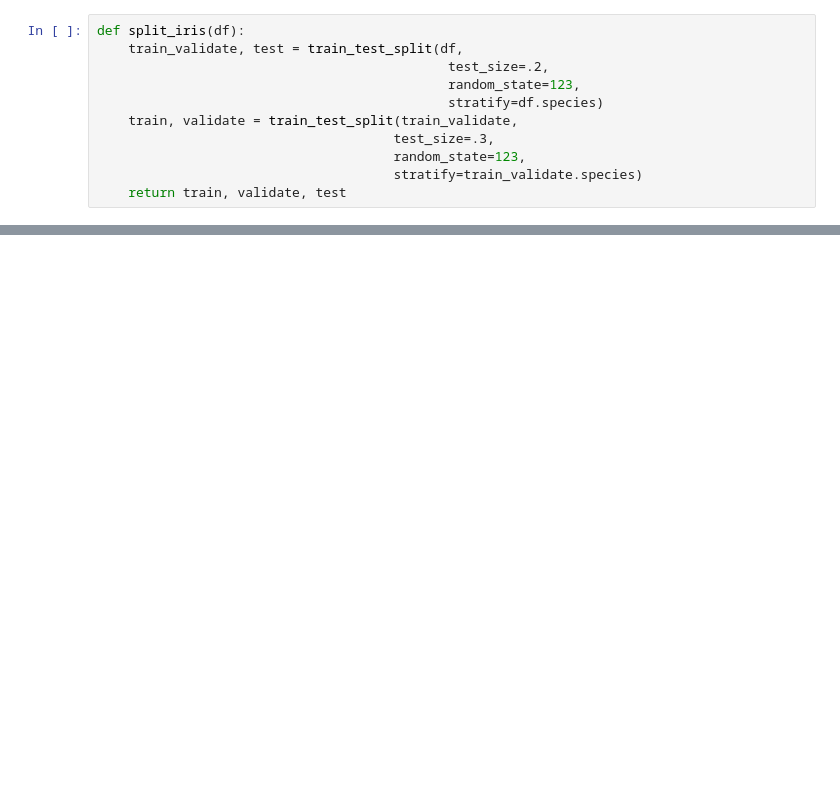
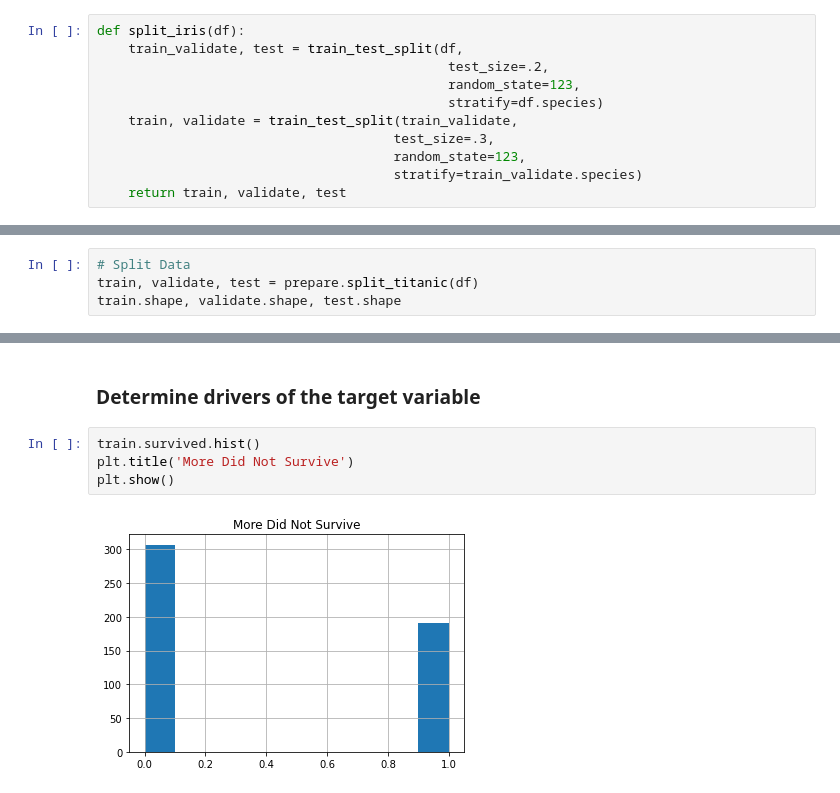
Before and after one commit to kanieladenis/classification-exercises, a Jupyter notebook: classification_exercises.ipynb, the cells around one changed output, grey strips where cells are left out. Saved outputs shown, nothing was run; the diff lists cells and outputs as text; blank space fills up the shorter version.

```diff
--- a/classification_exercises.ipynb
+++ b/classification_exercises.ipynb
@@ -557,0 +744,4 @@ test -> (1409, 49)
+# %%
+# Split Data
+train, validate, test = prepare.split_titanic(df)
+train.shape, validate.shape, test.shape
@@ -557,0 +759,8 @@ test -> (1409, 49)
+# %% [markdown]
+### Determine drivers of the target variable
+# %%
+train.survived.hist()
+plt.title('More Did Not Survive')
+plt.show()
+# %% [output]
+[figure, added]
```
Also changed, not shown: parts of 115 cells of this notebook, 4 other files.
